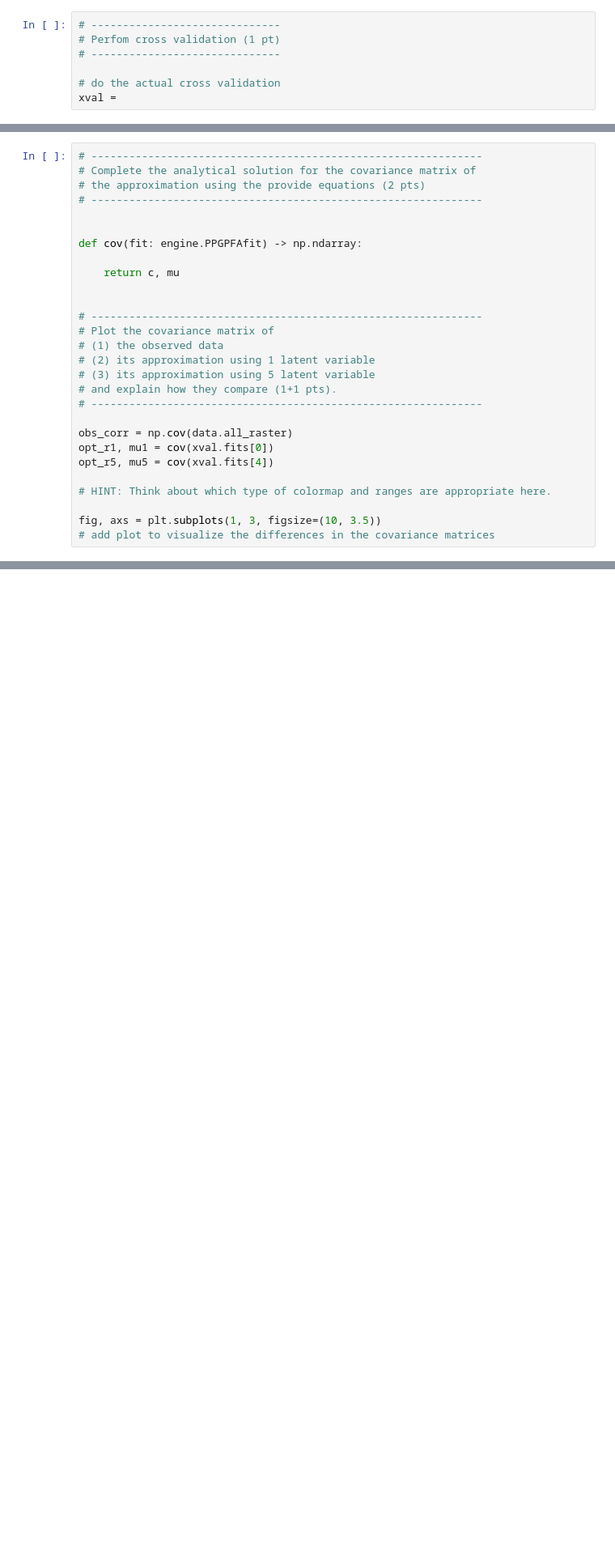
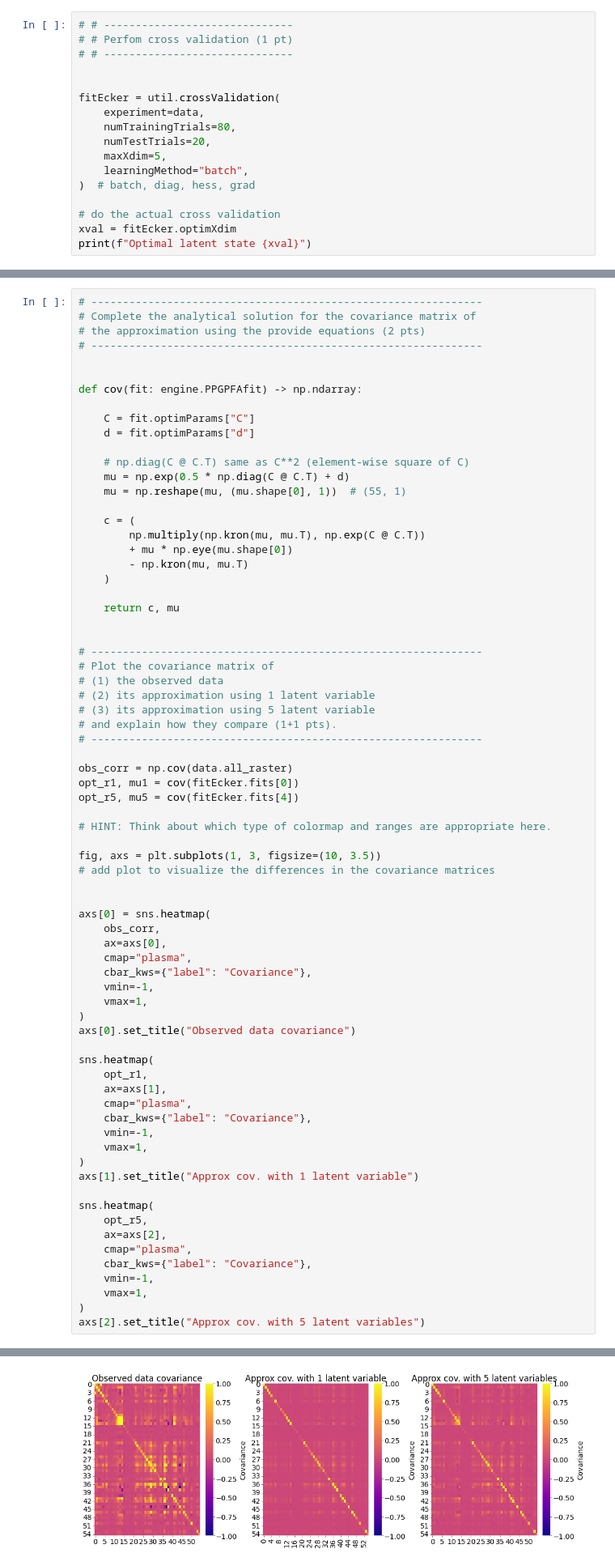
Before and after one commit to Akseli-Ilmanen/NDS_homework, a Jupyter notebook: notebooks/AI_CodingLab6.ipynb, the cells around one changed output, grey strips where cells are left out. Shown: that part at 81% size. Saved outputs shown, nothing was run; the diff lists cells and outputs as text; blank space fills up the shorter version.

```diff
--- a/notebooks/AI_CodingLab6.ipynb
+++ b/notebooks/AI_CodingLab6.ipynb
@@ -331,10 +326,20 @@ $L(\lambda_k; x_1, ..., x_N) = \ldots$
 
 $log(L) = l(\lambda_k; x_1, ..., x_N) = \ldots$
 # %%
-# ------------------------------
-# Perfom cross validation (1 pt)
-# ------------------------------
+# # ------------------------------
+# # Perfom cross validation (1 pt)
+# # ------------------------------
+
+
+fitEcker = util.crossValidation(
+    experiment=data,
+    numTrainingTrials=80,
+    numTestTrials=20,
+    maxXdim=5,
+    learningMethod="batch",
+)  # batch, diag, hess, grad
 
 # do the actual cross validation
-xval =
+xval = fitEcker.optimXdim
+print(f"Optimal latent state {xval}")
 # %% [output]
@@ -435,6 +522,19 @@ $ \text{Cov}= \mu\otimes\mu^T \odot \exp(CC^T)+\mu\cdot \mathbb{I} - \mu\otimes\
 
 
 def cov(fit: engine.PPGPFAfit) -> np.ndarray:
+
+    C = fit.optimParams["C"]
+    d = fit.optimParams["d"]
+
+    # np.diag(C @ C.T) same as C**2 (element-wise square of C)
+    mu = np.exp(0.5 * np.diag(C @ C.T) + d)
+    mu = np.reshape(mu, (mu.shape[0], 1))  # (55, 1)
+
+    c = (
+        np.multiply(np.kron(mu, mu.T), np.exp(C @ C.T))
+        + mu * np.eye(mu.shape[0])
+        - np.kron(mu, mu.T)
+    )
 
     return c, mu
 
@@ -448,10 +548,42 @@ def cov(fit: engine.PPGPFAfit) -> np.ndarray:
 # --------------------------------------------------------------
 
 obs_corr = np.cov(data.all_raster)
-opt_r1, mu1 = cov(xval.fits[0])
-opt_r5, mu5 = cov(xval.fits[4])
+opt_r1, mu1 = cov(fitEcker.fits[0])
+opt_r5, mu5 = cov(fitEcker.fits[4])
 
 # HINT: Think about which type of colormap and ranges are appropriate here.
 
 fig, axs = plt.subplots(1, 3, figsize=(10, 3.5))
 # add plot to visualize the differences in the covariance matrices
+
+
+axs[0] = sns.heatmap(
+    obs_corr,
+    ax=axs[0],
+    cmap="plasma",
+    cbar_kws={"label": "Covariance"},
+    vmin=-1,
+    vmax=1,
+)
+axs[0].set_title("Observed data covariance")
+
+sns.heatmap(
+    opt_r1,
+    ax=axs[1],
+    cmap="plasma",
+    cbar_kws={"label": "Covariance"},
+    vmin=-1,
+    vmax=1,
+)
+axs[1].set_title("Approx cov. with 1 latent variable")
+
+sns.heatmap(
+    opt_r5,
+    ax=axs[2],
+    cmap="plasma",
+    cbar_kws={"label": "Covariance"},
+    vmin=-1,
+    vmax=1,
+)
+axs[2].set_title("Approx cov. with 5 latent variables")
+# %% [output]
@@ -458,3 +591,4 @@ fig, axs = plt.subplots(1, 3, figsize=(10, 3.5))
+[figure, added]
 # %% [markdown]
 ### Questions
 
```
Also changed, not shown: parts of 13 cells of this notebook, 6 other files.
